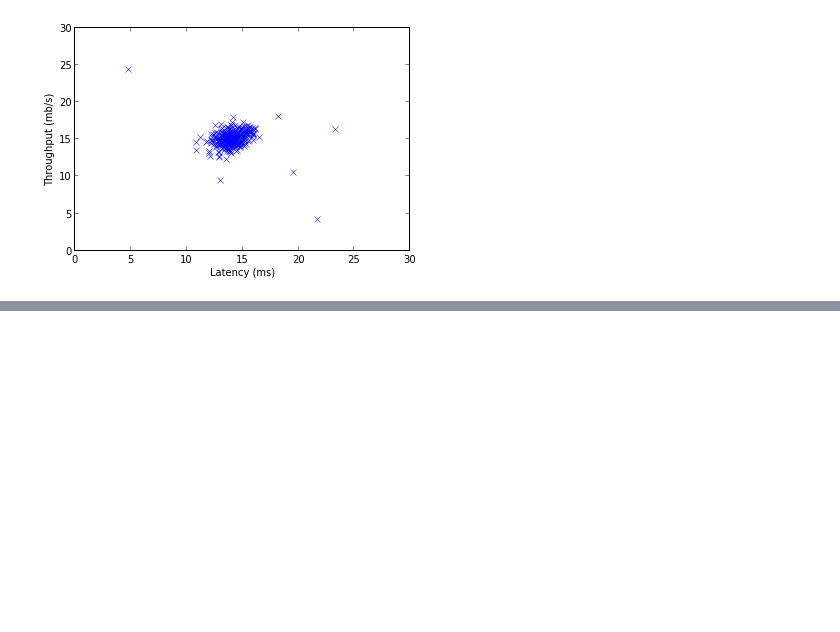
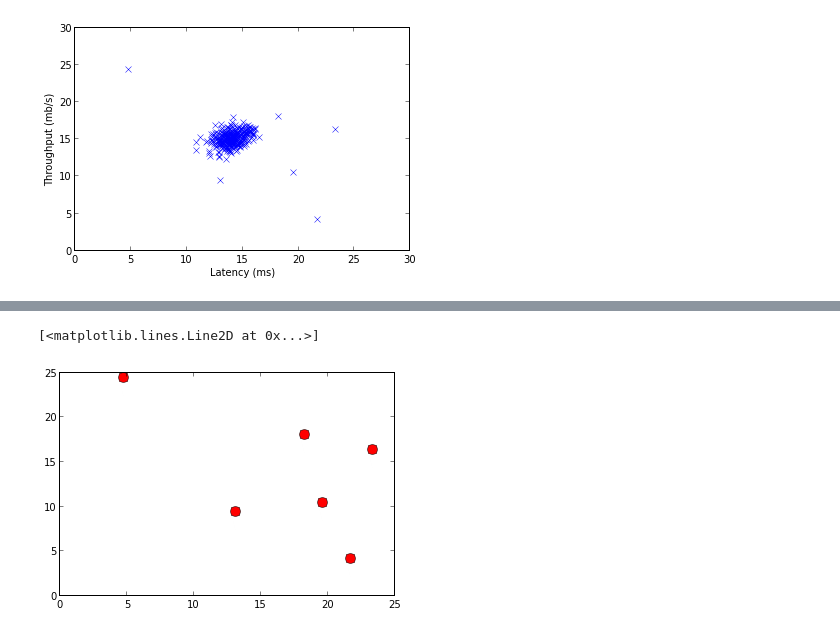
Before and after one commit to rgangopadhya/ML-Python-Ex8, a Jupyter notebook: ex8.ipynb, the cells around one changed output, grey strips where cells are left out. Drawn from its saved outputs; the diff is of its cells as text; code cells hidden in the pictures; blank space fills up the shorter version.

```diff
--- a/ex8.ipynb
+++ b/ex8.ipynb
@@ -11,3 +11,5 @@ Welcome to pylab, a matplotlib-based Python environment [backend: module://IPyth
 [figure]
 # %%
 mu, var = estimateGaussian(pdata['X'])
+# %%
+p = multivariateGaussian(pdata['X'], mu, var)
@@ -13,0 +31,7 @@ mu, var = estimateGaussian(pdata['X'])
+# %%
+outliers = p < epsilon
+# %%
+pyplot.plot(pdata['X'][outliers, 0], pdata['X'][outliers, 1], 'ro', linewidth = 2, markersize = 10)
+# %% [output]
+[<matplotlib.lines.Line2D at 0x...>]
+[figure, added]
```
Also changed, not shown: parts of 11 cells of this notebook, 1 other file.
